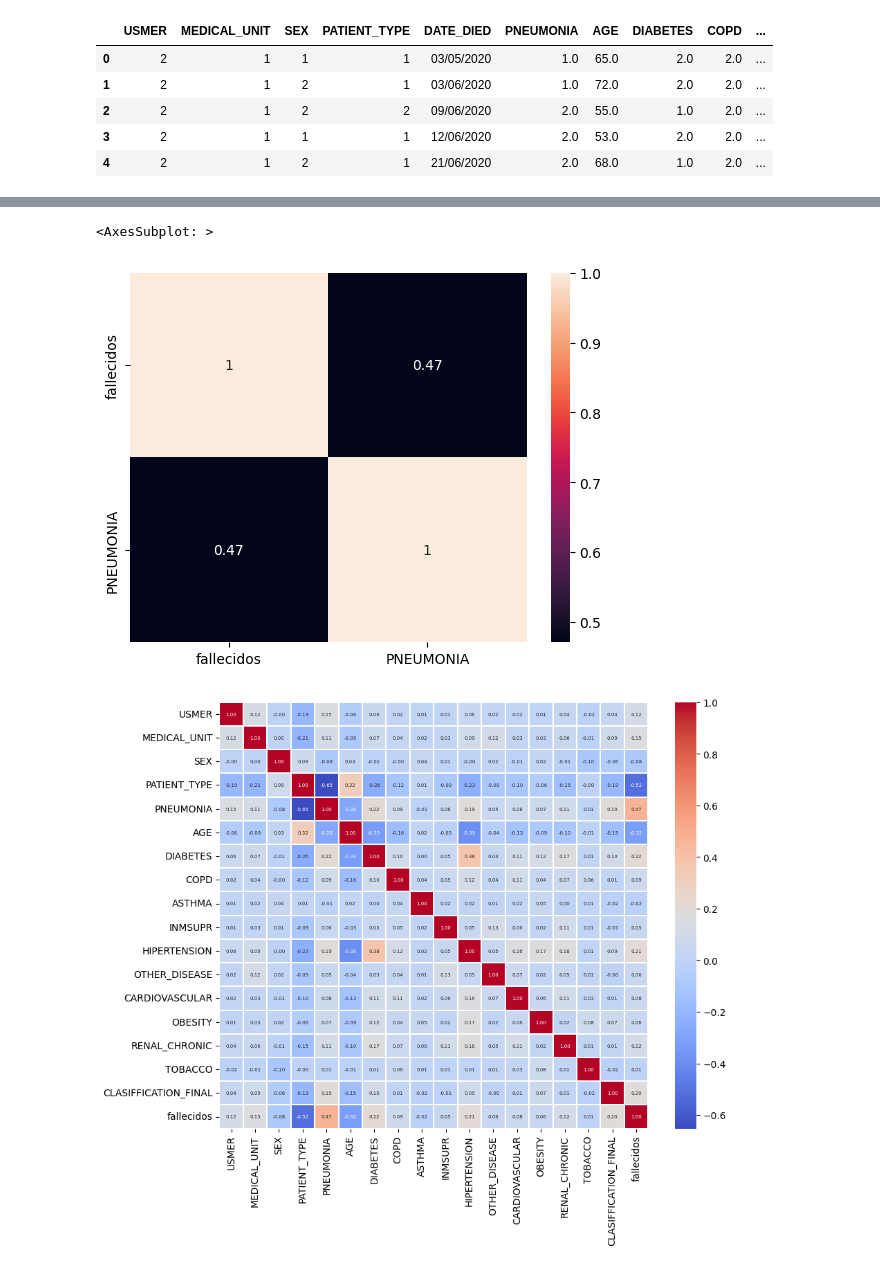
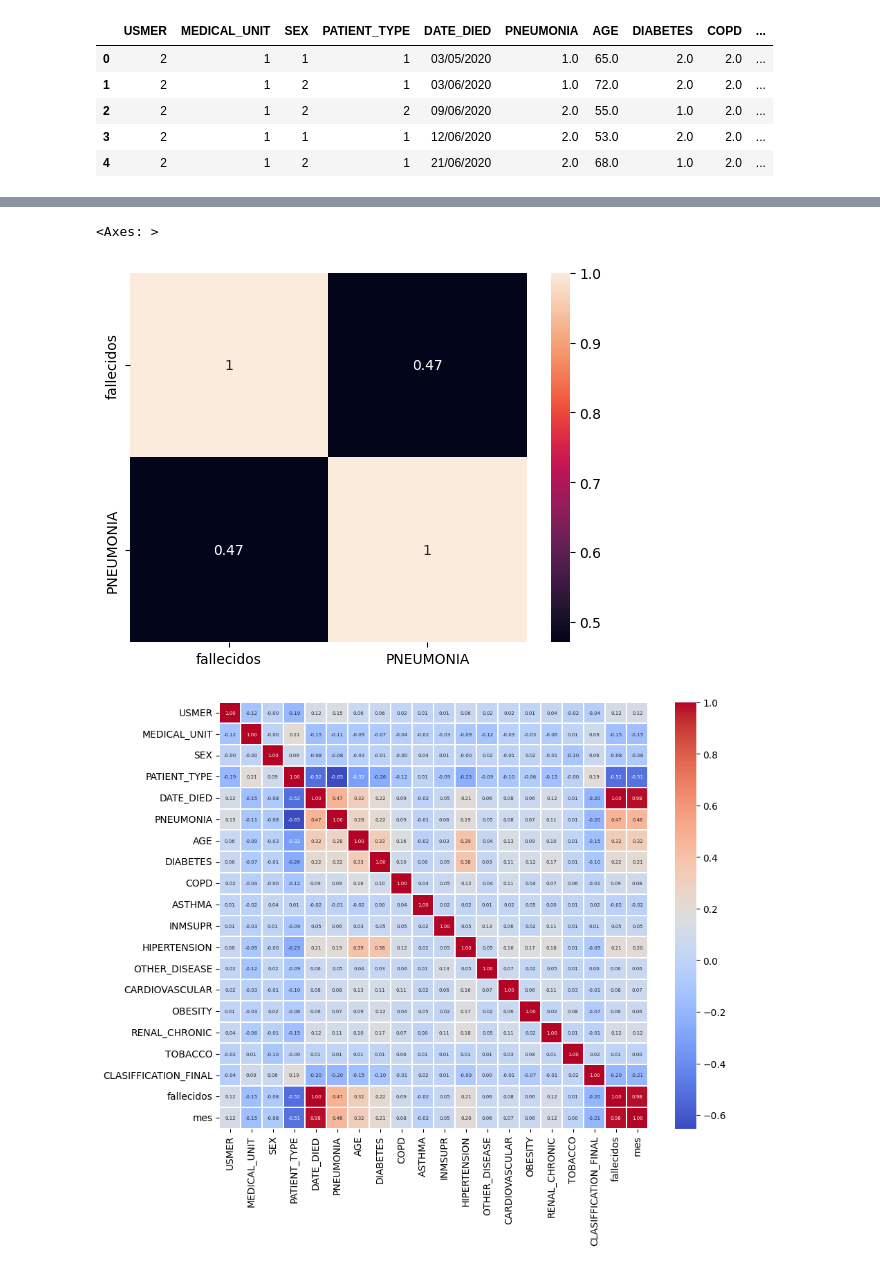
Before and after one commit to Vosinepi/covid_data_modelo_ML, a Jupyter notebook: limpieza_datos.ipynb, the cells around one changed output, grey strips where cells are left out. Saved outputs shown, nothing was run; the diff lists cells and outputs as text; code cells hidden in the pictures.

```diff
--- a/limpieza_datos.ipynb
+++ b/limpieza_datos.ipynb
@@ -191,3 +192,17 @@ df_covid.head()
 | 2 | 2 | 1 | 2 | 2 | 09/06/2020 | 2.0 | 55.0 | 1.0 | 2.0 | ... |
 | 3 | 2 | 1 | 1 | 1 | 12/06/2020 | 2.0 | 53.0 | 2.0 | 2.0 | ... |
 | 4 | 2 | 1 | 2 | 1 | 21/06/2020 | 2.0 | 68.0 | 1.0 | 2.0 | ... |
+# %%
+# paso a datetime la columna date_died
+
+df_covid['DATE_DIED'] = df_covid['DATE_DIED'].replace('9999-99-99', np.nan)
+
+
+df_covid['DATE_DIED'] = pd.to_datetime(df_covid['DATE_DIED'], format='%d/%m/%Y')
+
+
+# agrego una columna mes para poder hacer un analisis por mes
+
+df_covid['mes'] = pd.to_datetime(df_covid['DATE_DIED']).dt.month
+
+df_covid['mes_nombre'] = df_covid['DATE_DIED'].dt.strftime('%B')
@@ -193,0 +218,8 @@ df_covid.head()
+# %%
+# paso columna mes de float a int
+
+df_covid['mes'].fillna(0, inplace=True)
+
+df_covid['mes'] = df_covid['mes'].astype(int)
+
+df_covid.dtypes
@@ -193,0 +250,6 @@ df_covid.head()
+# %%
+# reemplazo los valores 2 por 0 en todo el dataset
+
+df_covid.replace(2, 0, inplace=True)
+
+df_covid.head()
@@ -198,15 +279,17 @@ df_covid.to_csv('./covid_clean.csv', index=False)
 
 sns.heatmap(df_covid[['fallecidos', 'PNEUMONIA']].corr(), annot=True)
 # %% [output]
-<AxesSubplot: >
+<Axes: >
 [figure]
 # %%
+df_covid.drop(['mes_nombre'], axis=1, inplace=True)
+
 sns.heatmap(df_covid.corr(), annot=True, cmap='coolwarm', linewidths=0.2, annot_kws={'size':5}, fmt='.2f')
 fig=plt.gcf()
 fig.set_size_inches(10,8)
 plt.show()
 # %% [output]
-[figure, old version]
+[figure, new version]
 # %%
 sns.scatterplot(x='AGE', y='CLASIFFICATION_FINAL', data=df_covid)
 # %% [output]
```
Also changed, not shown: parts of 9 cells of this notebook, 14 other files.
